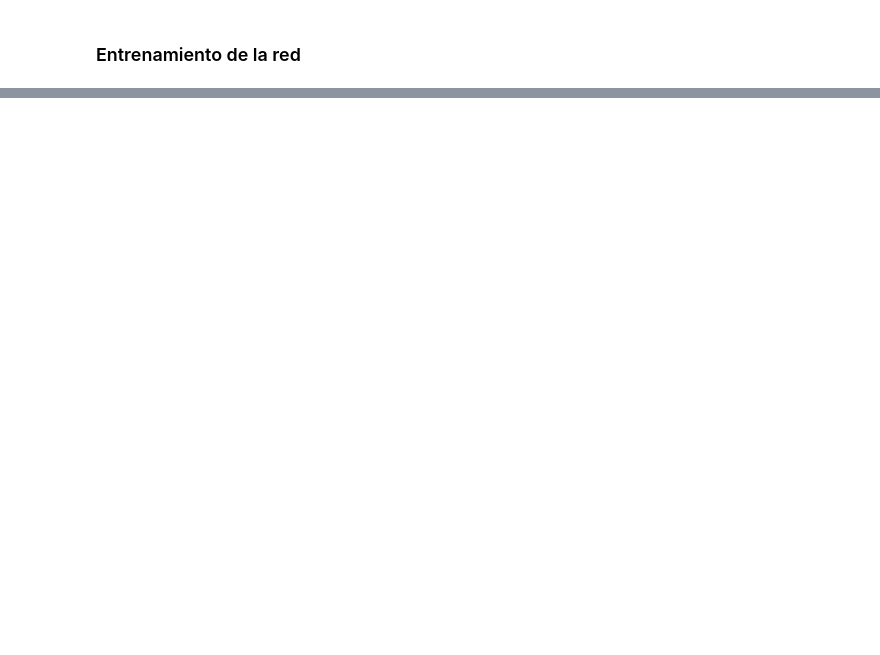
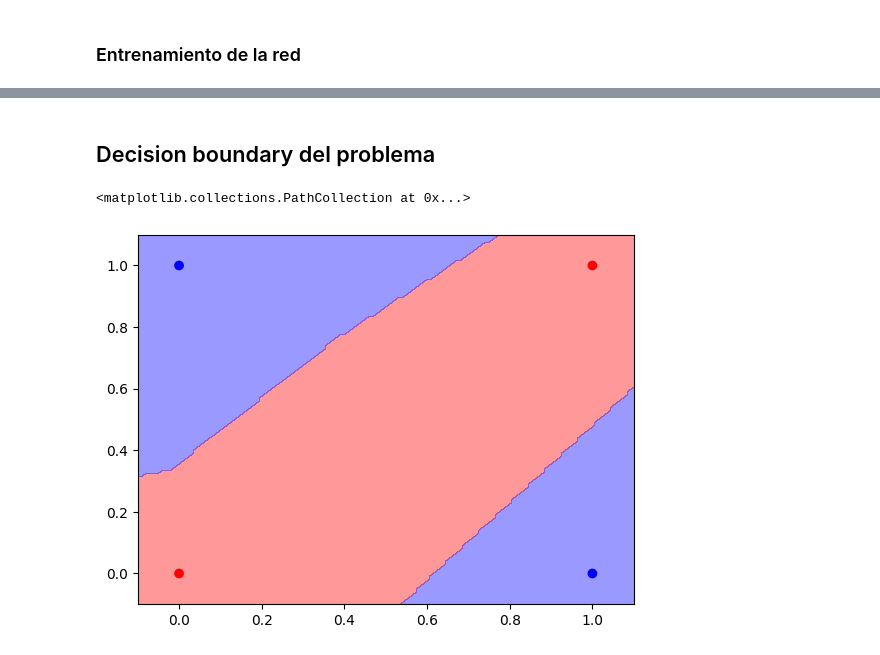
Before and after one commit to Manuel-2011/neural_networks_experiments, a Jupyter notebook: XOR_example.ipynb, the cells around one changed output, grey strips where cells are left out. Saved outputs shown, nothing was run; the diff lists cells and outputs as text; code cells hidden in the pictures; blank space fills up the shorter version.

```diff
--- a/XOR_example.ipynb
+++ b/XOR_example.ipynb
@@ -70,0 +68,14 @@ a.grad
+# %% [markdown]
+## Decision boundary del problema
+# %%
+x1_range = np.arange(-0.1, 1.1, 0.01)
+x2_range = np.arange(-0.1, 1.1, 0.01)
+xx1, xx2 = np.meshgrid(x1_range, x2_range, indexing='ij')
+
+Z = np.array([mlp([x1_l[i], x2_l[i]]).data >= 0.5 for x1_l, x2_l in zip(xx1, xx2) for i in range(len(x1_l))]).reshape((len(x2_range), -1))
+
+plt.contourf(xx1, xx2, Z, colors=['red', 'blue'], alpha=0.4)
+plt.scatter(X[:,0], X[:,1], color=['red' if i == 0 else 'blue' for i in y])
+# %% [output]
+<matplotlib.collections.PathCollection at 0x...>
+[figure, added]
```
Also changed, not shown: parts of 11 cells of this notebook, 3 other files.
